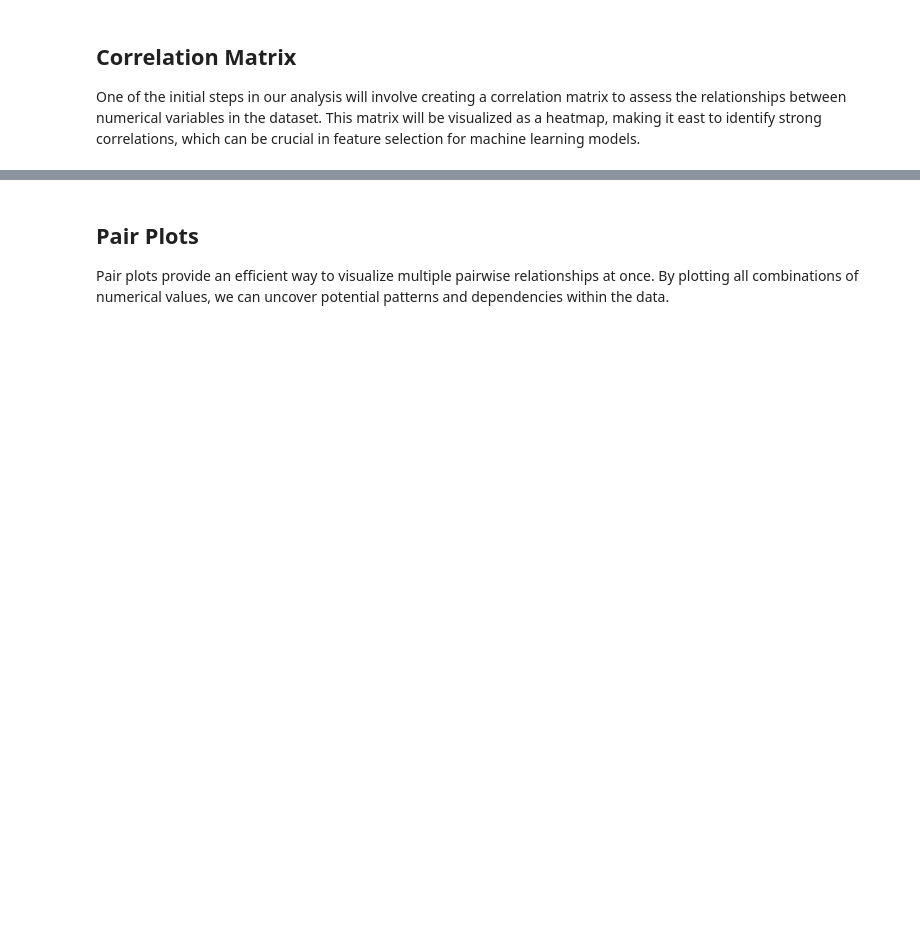
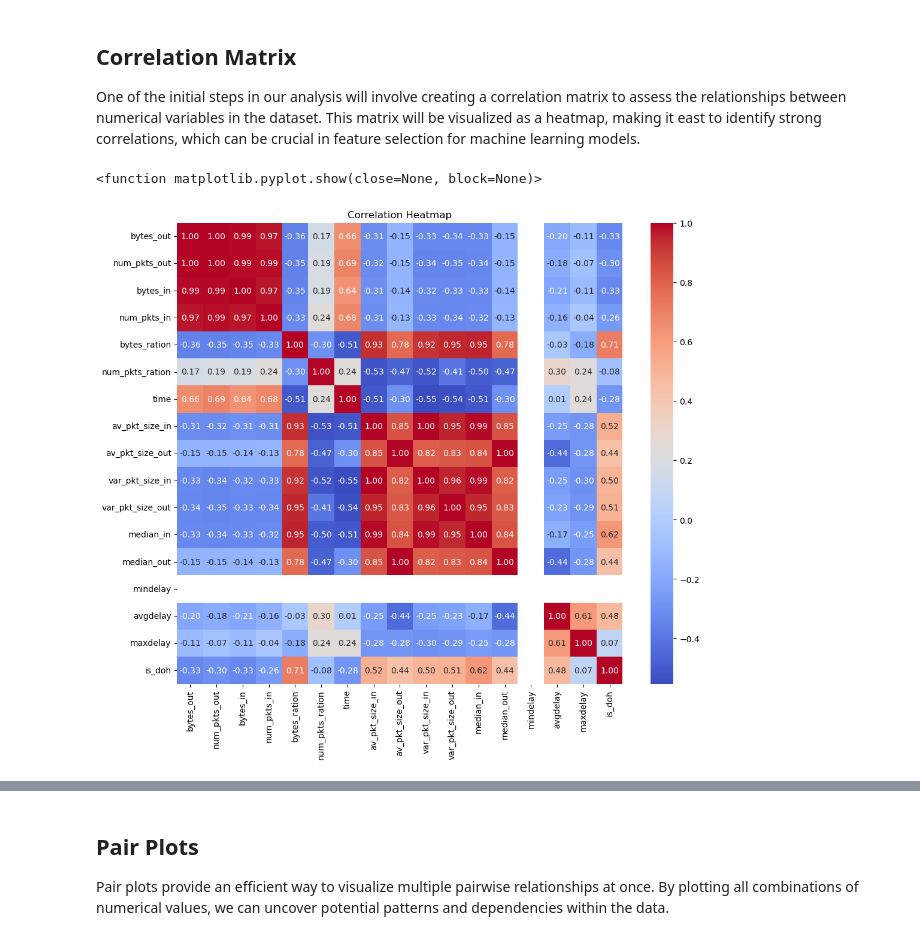
Before and after one commit to deep-learning-prof/doh-workshop, a Jupyter notebook: workspace/1-Data_Exploration.ipynb, the cells around one changed output, grey strips where cells are left out. Drawn from its saved outputs; the diff is of its cells as text; code cells hidden in the pictures; blank space fills up the shorter version.

```diff
--- a/workspace/1-Data_Exploration.ipynb
+++ b/workspace/1-Data_Exploration.ipynb
@@ -43,18 +71,16 @@ The first step is to prepare a dataset the contains both benign and malicious da
 contamination              = 0.3
 seed                       = 1
 num_malicious              = min(malicious_traffic_df.shape[0], int(normal_traffic_df.shape[0]*contamination))
-data_evaluation_malicious  = malicious_traffic_df.sample(num_malicious, random_state=seed)
+data_exploration_malicious  = malicious_traffic_df.sample(num_malicious, random_state=seed)
 
 
 # Concatenate the normal testing data and the malicious data to
 # create the evaluation data set
-data_evaluation_df = pd.concat([normal_traffic_df, data_evaluation_malicious])
+data_exploration_df = pd.concat([normal_traffic_df, data_exploration_malicious])
 
 
 # Shuffle the malicious samples in the whole dataset.
-data_evaluation_df = data_evaluation_df.sample(data_evaluation_df.shape[0], random_state=1)
-
-data_evaluation_df
+data_exploration_df = data_exploration_df.sample(data_exploration_df.shape[0], random_state=1)
 # %% [markdown]
 ## Label standarization
 
@@ -64,7 +90,15 @@ To make things easier for our models, we set the labels for normal traffic to 1
 # as required by the ML Python libraries.
 normal_traffic_label = 1
 label_col            = 'is_doh'
-data_evaluation_df[label_col][data_evaluation_df[label_col]>normal_traffic_label] = -1
+data_exploration_df[label_col][data_exploration_df[label_col]>normal_traffic_label] = -1
 
+# Repeat for malicioius data
+malicious_traffic_df[label_col][malicious_traffic_df[label_col]>normal_traffic_label] = -1
+
+# normal_traffic_df already is labeled correctly, i.e., all entries are legitimate and labeled as zero.
+
+# We save the dataframes for later
+malicious_traffic_df.to_csv('data_malicious.csv', index=False)
+normal_traffic_df.to_csv('data_normal.csv', index=False)
 
 # Ignore warning
@@ -108,19 +160,25 @@ One of the initial steps in our analysis will involve creating a correlation mat
 # %%
 # Import the plotting libraries
 import matplotlib.pyplot as plt
 import seaborn as sns
 
 # We take a random sample of the trainig data set for visualization
-data_evaluation_df = data_training.sample(n = 700)
+data_vis = data_exploration_df.sample(n = 700)
+
+# We use a small number of samples for visualization (i.e., 700) to decrease the processing time. But a
+# more accurate representation can be obtained by increasing the number of samples.
 
 # Calculate the correlations and save in new variable.
-correlation_matrix = data_evaluation_df.corr()
+correlation_matrix = data_vis.corr()
 
 # Create a figure
 plt.figure(figsize=(12,10))
 sns.heatmap(correlation_matrix, annot=True, cmap='coolwarm', fmt=".2f")
 plt.title('Correlation Heatmap')
 
 # Show figure
 plt.show
+# %% [output]
+<function matplotlib.pyplot.show(close=None, block=None)>
+[figure, added]
 # %% [markdown]
```
Also changed, not shown: parts of 24 cells of this notebook, 3 other files.
